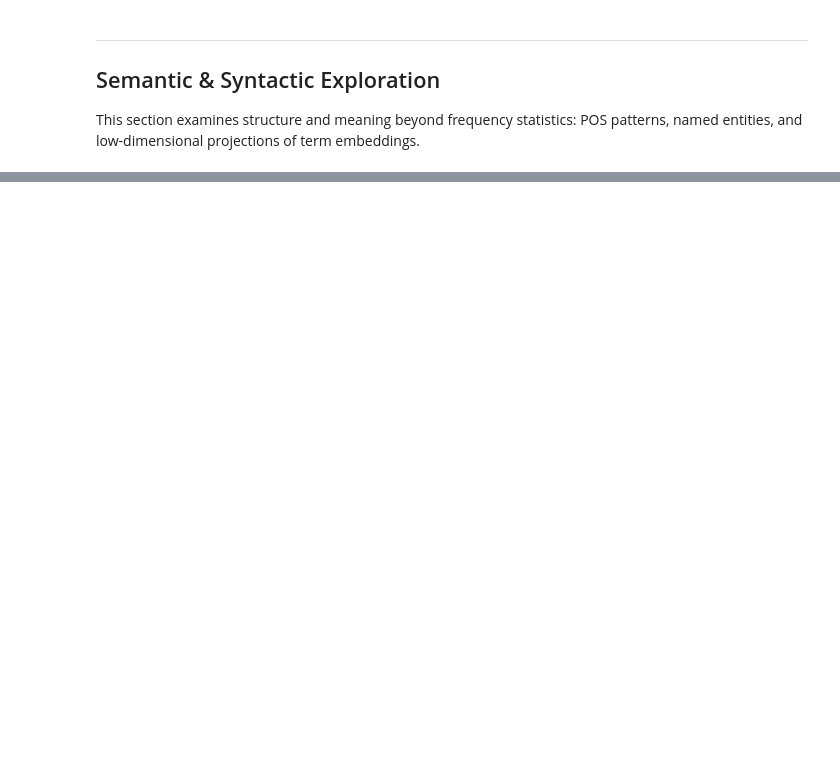
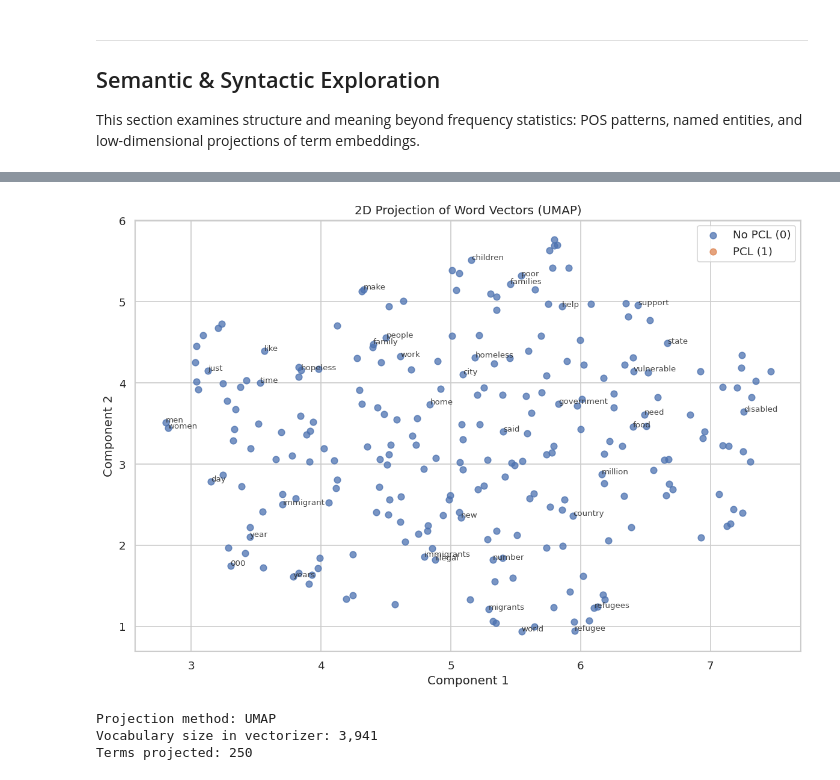
Before and after one commit to wowthecoder/imperial-nlp-cw, a Jupyter notebook: eda_pcl.ipynb, the cells around one changed output, grey strips where cells are left out. Saved outputs shown, nothing was run; the diff lists cells and outputs as text; code cells hidden in the pictures; blank space fills up the shorter version.

```diff
--- a/eda_pcl.ipynb
+++ b/eda_pcl.ipynb
@@ -657,0 +685,18 @@ else:
+# %%
+# ============================================================
+# Cell 13d: Embedding Visualization (UMAP)
+# ============================================================
+import umap.umap_ as umap
+
+umap_model = umap.UMAP(n_components=2, random_state=42, n_neighbors=15, min_dist=0.1)
+coords_umap = umap_model.fit_transform(W_reduced)
+plot_embedding_projection(coords_umap, 'UMAP', 'fig_embedding_projection_umap.png')
+
+print('Projection method: UMAP')
+print(f'Vocabulary size in vectorizer: {len(terms):,}')
+print(f'Terms projected: {len(selected_terms):,}')
+# %% [output]
+[figure, added]
+Projection method: UMAP
+Vocabulary size in vectorizer: 3,941
+Terms projected: 250
```
Also changed, not shown: parts of 12 cells of this notebook, 8 other files.
